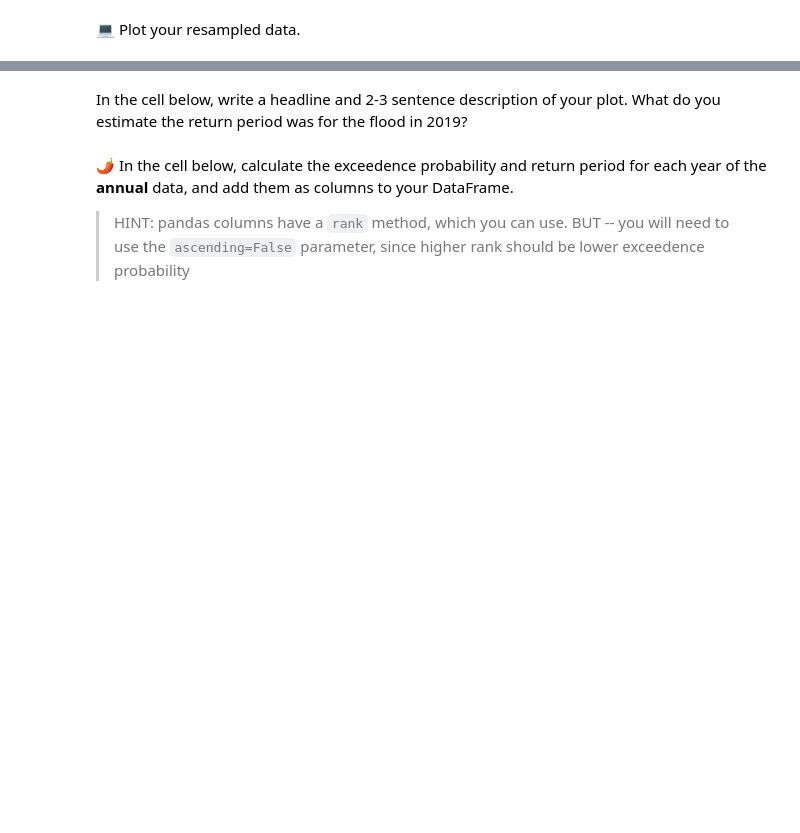
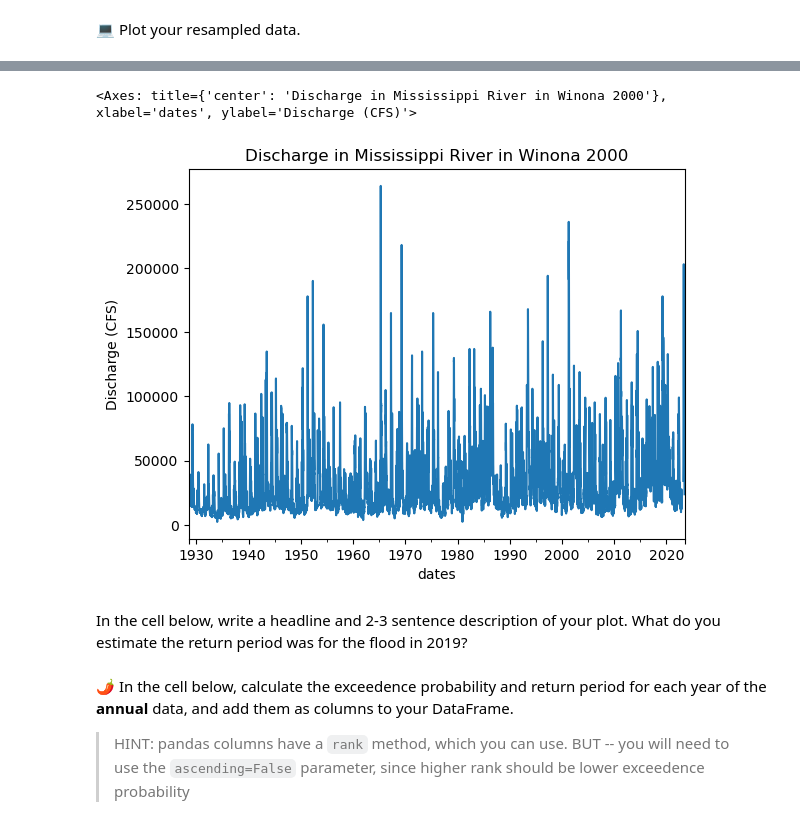
Before and after one commit to cu-esiil-edu/time-series-data-SNyaSanchez, a Jupyter notebook: stars-02-time-series.ipynb, the cells around one changed output, grey strips where cells are left out. Cells and saved outputs as stored; diff of their text form; code cells hidden in the pictures; blank space fills up the shorter version.

```diff
--- a/stars-02-time-series.ipynb
+++ b/stars-02-time-series.ipynb
@@ -500,0 +574,6 @@ raise NotImplementedError()
+# %%
+nwis_url2= ('https://waterdata.usgs.gov/nwis/dv?cb_00060=on&format=rdb&site_no='
+    '05378500&legacy=&referred_module=sw&period=&begin_date=1920-06-19&end_date'
+    '=2023-06-19')
+d = requests.get(nwis_url2)
+d
@@ -545,0 +624,12 @@ raise NotImplementedError()
+# %%
+river_flow2 = pd.read_csv(
+    BytesIO(d.content),
+    comment='#',
+    delimiter='\t',
+    skiprows=[29, 30],
+    names=['Agency', 'Site ID', 'Date', 'Discharge', 'Code'],
+    index_col='Date',
+    parse_dates=True,
+    na_values='Ice'
+)
+river_flow2
@@ -546,3 +651,13 @@ raise NotImplementedError()
+# %%
+river_flow2.plot(
+    y= 'Discharge',
+    ylabel= 'Discharge (CFS)',
+    xlabel= 'dates',
+    legend= False,
+    title= 'Discharge in Mississippi River in Winona 2000')
+# %% [output]
+<Axes: title={'center': 'Discharge in Mississippi River in Winona 2000'}, xlabel='dates', ylabel='Discharge (CFS)'>
+[figure, added]
 # %% [markdown]
 In the cell below, write a headline and 2-3 sentence description of your plot. What do you estimate the return period was for the flood in 2019?
 # %% [markdown]
```
Also changed, not shown: parts of 16 cells of this notebook.
